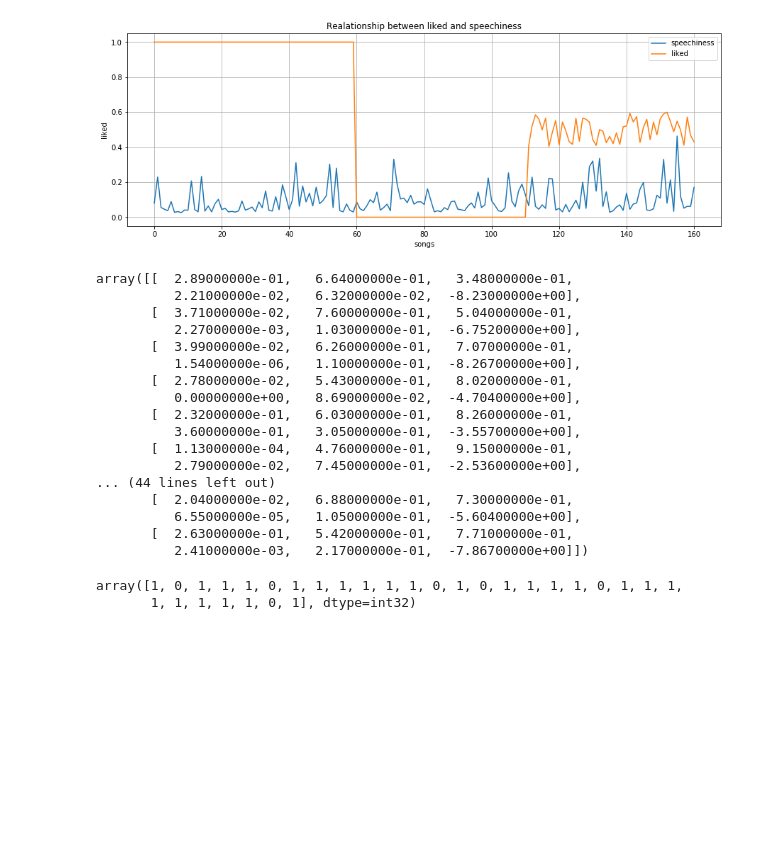
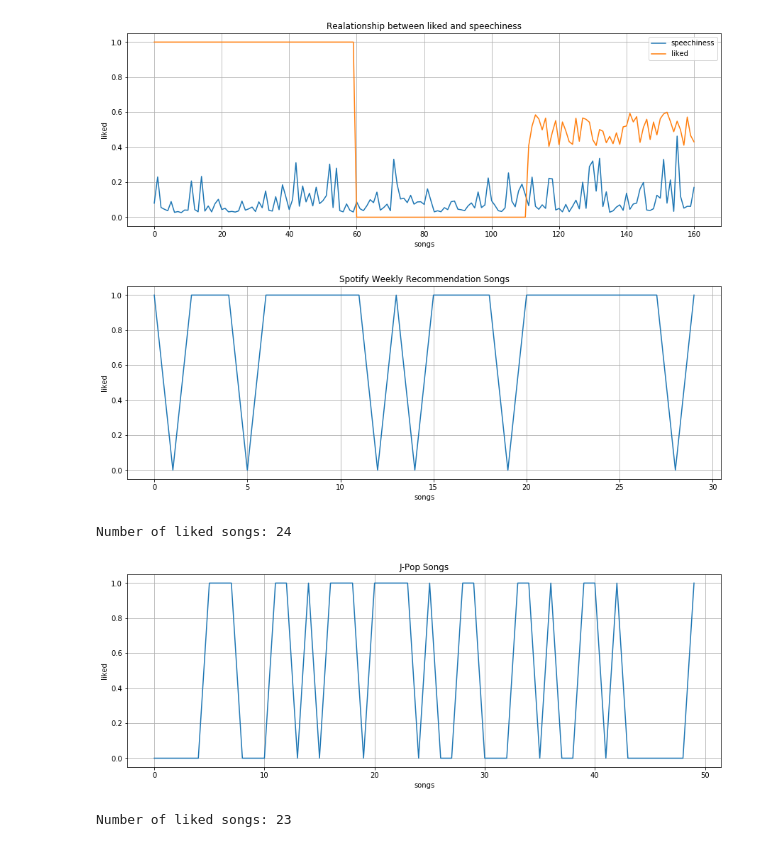
Before and after one commit to alamtellez/song_recommendation, a Jupyter notebook: jupyter_model.ipynb, the cells around one changed output. Drawn from its saved outputs; the diff is of its cells as text; code cells hidden in the pictures; blank space fills up the shorter version.

```diff
--- a/jupyter_model.ipynb
+++ b/jupyter_model.ipynb
@@ -145,35 +146,40 @@ plt.show()
 [figure]
 # %%
 numpy_data_test = np.asarray(test_data.drop(['speechiness'], axis=1))
-numpy_data_test
+numpy_neg_data_test = np.asarray(neg_test_data.drop(['speechiness'], axis=1))
-# %% [output]
-array([[  2.89000000e-01,   6.64000000e-01,   3.48000000e-01,
-          2.21000000e-02,   6.32000000e-02,  -8.23000000e+00],
-       [  3.71000000e-02,   7.60000000e-01,   5.04000000e-01,
-          2.27000000e-03,   1.03000000e-01,  -6.75200000e+00],
-       [  3.99000000e-02,   6.26000000e-01,   7.07000000e-01,
-          1.54000000e-06,   1.10000000e-01,  -8.26700000e+00],
-       [  2.78000000e-02,   5.43000000e-01,   8.02000000e-01,
-          0.00000000e+00,   8.69000000e-02,  -4.70400000e+00],
-       [  2.32000000e-01,   6.03000000e-01,   8.26000000e-01,
-          3.60000000e-01,   3.05000000e-01,  -3.55700000e+00],
-       [  1.13000000e-04,   4.76000000e-01,   9.15000000e-01,
-          2.79000000e-02,   7.45000000e-01,  -2.53600000e+00],
-... (44 lines left out)
-       [  2.04000000e-02,   6.88000000e-01,   7.30000000e-01,
-          6.55000000e-05,   1.05000000e-01,  -5.60400000e+00],
-       [  2.63000000e-01,   5.42000000e-01,   7.71000000e-01,
-          2.41000000e-03,   2.17000000e-01,  -7.86700000e+00]])
 # %%
 mlpc = MLPClassifier(hidden_layer_sizes=(100, 200, 100), activation='relu',
                          solver='lbfgs', alpha=0.005, learning_rate_init = 0.001, shuffle=False)
 
 numpy_data_train_x = np.asarray(data.drop(['liked', 'speechiness'], axis=1))
 dt = np.dtype(np.int32)
 numpy_data_train_y = np.asarray(data['liked'], dtype=dt)
 mlpc.fit(numpy_data_train_x, numpy_data_train_y)
 prediction = mlpc.predict(numpy_data_test)
-prediction
+
+fig = plt.figure(figsize=(15,5))
+ax = fig.add_subplot(111)
+ax.plot(prediction)
+ax.set(xlabel='songs', ylabel='liked', title='Spotify Weekly Recommendation Songs')
+ax.grid()
+plt.show()
 # %% [output]
-array([1, 0, 1, 1, 1, 0, 1, 1, 1, 1, 1, 1, 0, 1, 0, 1, 1, 1, 1, 0, 1, 1, 1,
-       1, 1, 1, 1, 1, 0, 1], dtype=int32)
+[figure, added]
+# %%
+print("Number of liked songs:", np.count_nonzero(prediction))
+# %% [output]
+Number of liked songs: 24
+# %%
+neg_prediction = mlpc.predict(numpy_neg_data_test)
+fig = plt.figure(figsize=(15,5))
+ax = fig.add_subplot(111)
+ax.plot(neg_prediction)
+ax.set(xlabel='songs', ylabel='liked', title='J-Pop Songs')
+ax.grid()
+plt.show()
+# %% [output]
+[figure, added]
+# %%
+print("Number of liked songs:", np.count_nonzero(neg_prediction))
+# %% [output]
+Number of liked songs: 23
```
Also changed, not shown: parts of 1 cell of this notebook, 3 other files.
